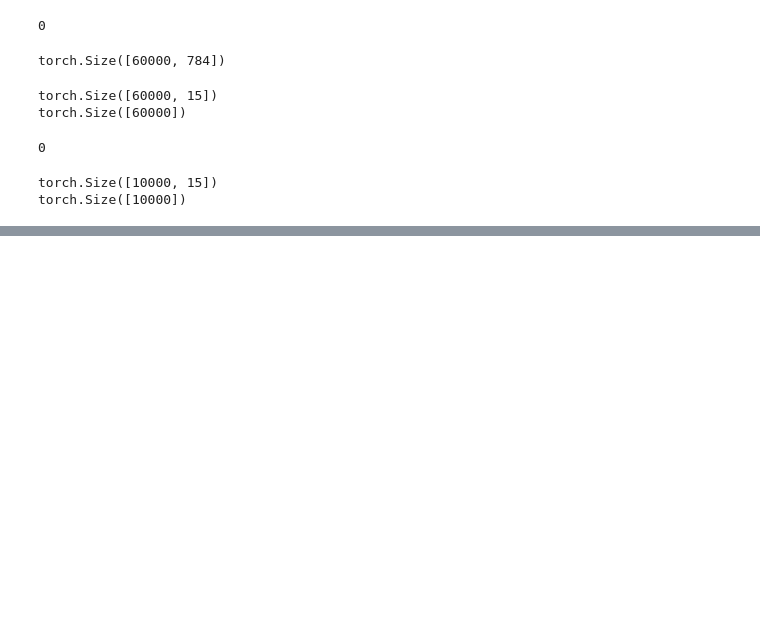
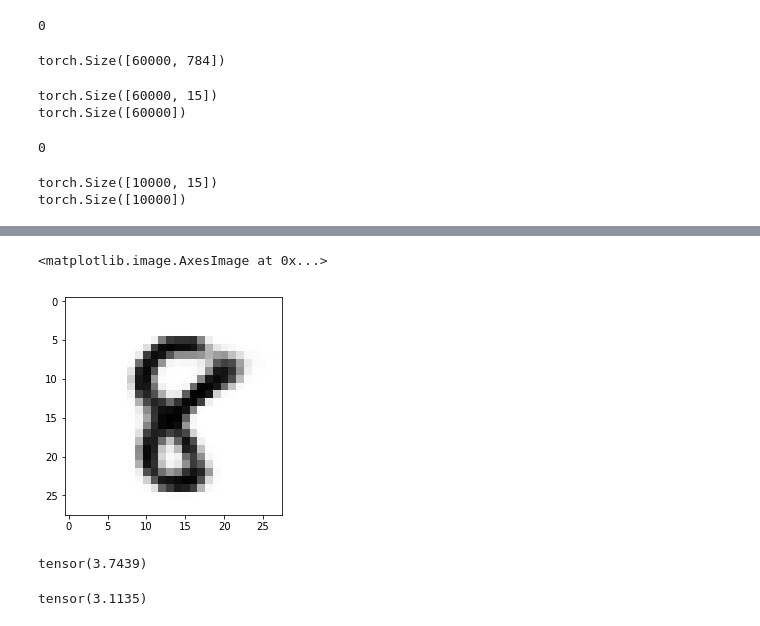
Before and after one commit to jojo05coco/CS6140-LatentClassify, a Jupyter notebook: ipython notebooks/VarAutoencoder-MNIST.ipynb, the cells around one changed output, grey strips where cells are left out. Saved outputs shown, nothing was run; the diff lists cells and outputs as text; code cells hidden in the pictures; blank space fills up the shorter version.

```diff
--- a/ipython notebooks/VarAutoencoder-MNIST.ipynb
+++ b/ipython notebooks/VarAutoencoder-MNIST.ipynb
@@ -239,0 +231,13 @@ torch.save(targets_ts, 'VAE_FMNIST-targets_ts.pth')
+# %%
+generator = generative_lib.VAE_gen(num_features, num_hidden_1, num_latent)
+# %%
+# copying weight in the generator
+net_weight_dict = model.state_dict()
+gen_weight_dict = {}
+
+gen_weight_dict['linear_3.weight'] = net_weight_dict['linear_3.weight']
+gen_weight_dict['linear_3.bias']   = net_weight_dict['linear_3.bias']
+gen_weight_dict['linear_4.weight'] = net_weight_dict['linear_4.weight']
+gen_weight_dict['linear_4.bias']   = net_weight_dict['linear_4.bias']
+
+generator.load_state_dict(gen_weight_dict)
@@ -239,0 +265,26 @@ torch.save(targets_ts, 'VAE_FMNIST-targets_ts.pth')
+# %%
+# reconstruction by projection
+maxit = 5
+gamma  = 0.1
+x0    = test_enc
+Gstar = test_img.reshape(image_width*image_width) #model.decoder(test_enc).detach()
+rand_init = 0
+sigma = 2
+
+[l2_loss_var,xk] = generative_lib.Full_Projection(generator, Gstar, maxit, gamma, rand_init, sigma, x0)
+
+pctk = generator(xk)
+plt.imshow(pctk.detach().numpy().reshape(image_width,image_width),  cmap='Greys')
+# %% [output]
+<matplotlib.image.AxesImage at 0x...>
+[figure, added]
+# %%
+tmp = test_dec.reshape(image_width*image_width) - test_img.reshape(image_width*image_width)
+print(torch.norm(tmp))
+# %% [output]
+tensor(3.7439)
+# %%
+tmp = pctk.reshape(image_width*image_width) - test_img.reshape(image_width*image_width)
+print(torch.norm(tmp))
+# %% [output]
+tensor(3.1135)
```
Also changed, not shown: parts of 11 cells of this notebook, 20 other files.
